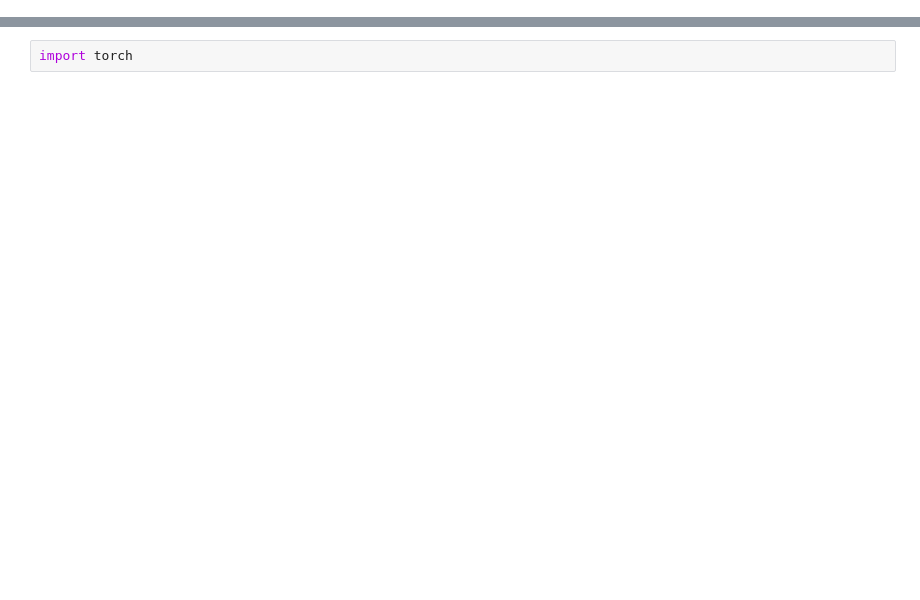
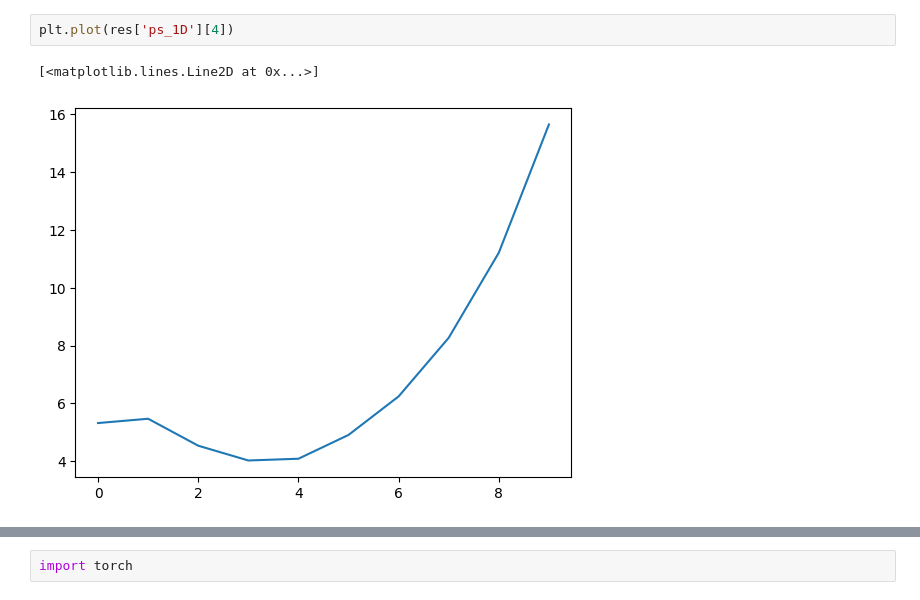
Before and after one commit to astro-ML/21cm-wrapper, a Jupyter notebook: test_mcmc.ipynb, the cells around one changed output, grey strips where cells are left out. Drawn from its saved outputs; the diff is of its cells as text; blank space fills up the shorter version.

```diff
--- a/test_mcmc.ipynb
+++ b/test_mcmc.ipynb
@@ -8,0 +226,5 @@ WARNING (pytensor.tensor.blas): Using NumPy C-API based implementation for BLAS
+# %%
+plt.plot(res['ps_1D'][4])
+# %% [output]
+[<matplotlib.lines.Line2D at 0x...>]
+[figure, added]
```
Also changed, not shown: parts of 32 cells of this notebook, 2 other files.
